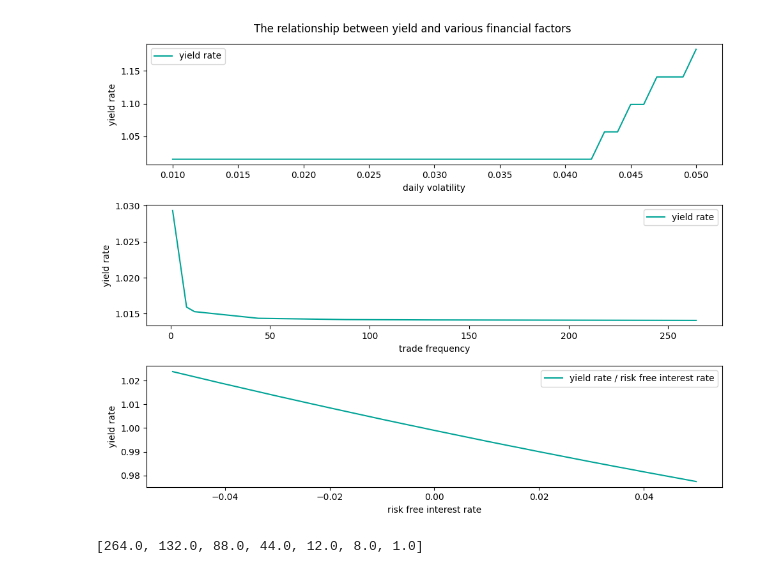
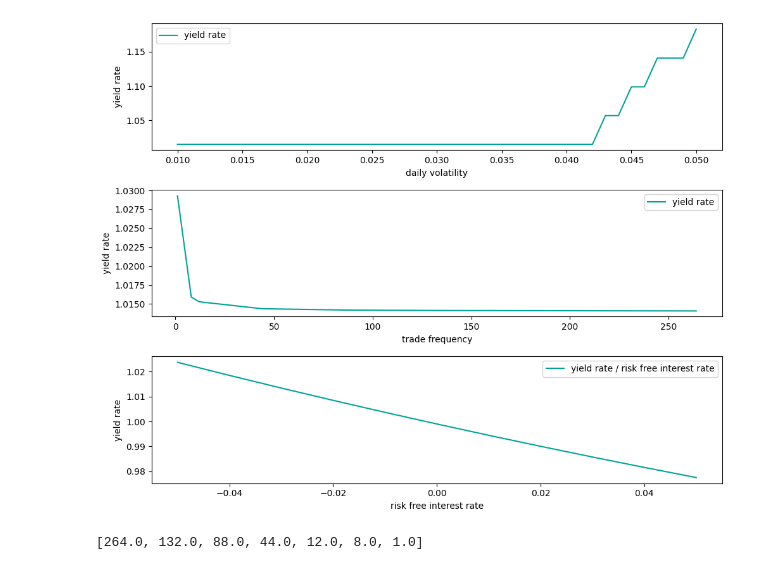
Before and after one commit to Sy-Sang/finance_utils, a Jupyter notebook: finance_utils/asset/spot/nb/nb6.ipynb, the cells around one changed output. Drawn from its saved outputs; the diff is of its cells as text; code cells hidden in the pictures.

```diff
--- a/finance_utils/asset/spot/nb/nb6.ipynb
+++ b/finance_utils/asset/spot/nb/nb6.ipynb
@@ -64,30 +64,30 @@ yl=[1.01529,1.01529,1.01529,1.01529,1.01529,1.01529,1.01529,1.01529,1.01529,1.01
 vl=EasyFloat.frange(0.01,0.05,0.001, True)
 # %%
 pyplot.figure(figsize=(10, 8))
-pyplot.suptitle("The relationship between yield and various financial factors")
+# pyplot.suptitle("The relationship between yield and various financial factors")
 # pyplot.title("The impact of volatility, trading frequency and risk-free interest rate on yield is shown respectively")
 
 pyplot.subplot(3,1,1)
 pyplot.plot(vl,yl, color="#00a497", label="yield rate")
 pyplot.xlabel("daily volatility")
 pyplot.ylabel("yield rate")
 pyplot.legend()
 pyplot.subplot(3,1,2)
 pyplot.plot(dl,yl_d, color="#00a497", label="yield rate")
 pyplot.xlabel("trade frequency")
 pyplot.ylabel("yield rate")
 pyplot.legend()
 
 pyplot.subplot(3,1,3)
 pyplot.plot(al,yl_a, color="#00a497", label="yield rate / risk free interest rate")
 pyplot.xlabel("risk free interest rate")
 pyplot.ylabel("yield rate")
 pyplot.legend()
 
 pyplot.tight_layout()
 pyplot.show()
 # %% [output]
-[figure, old version]
+[figure, new version]
 # %%
 dl=[264/i for i in [1, 2, 3, 6, 22, 33, 264]]
 yl_d = [1.01408, 1.01414, 1.01419, 1.01437, 1.01529, 1.01592, 1.02931]
```
Also changed, not shown: parts of 1 cell of this notebook.
